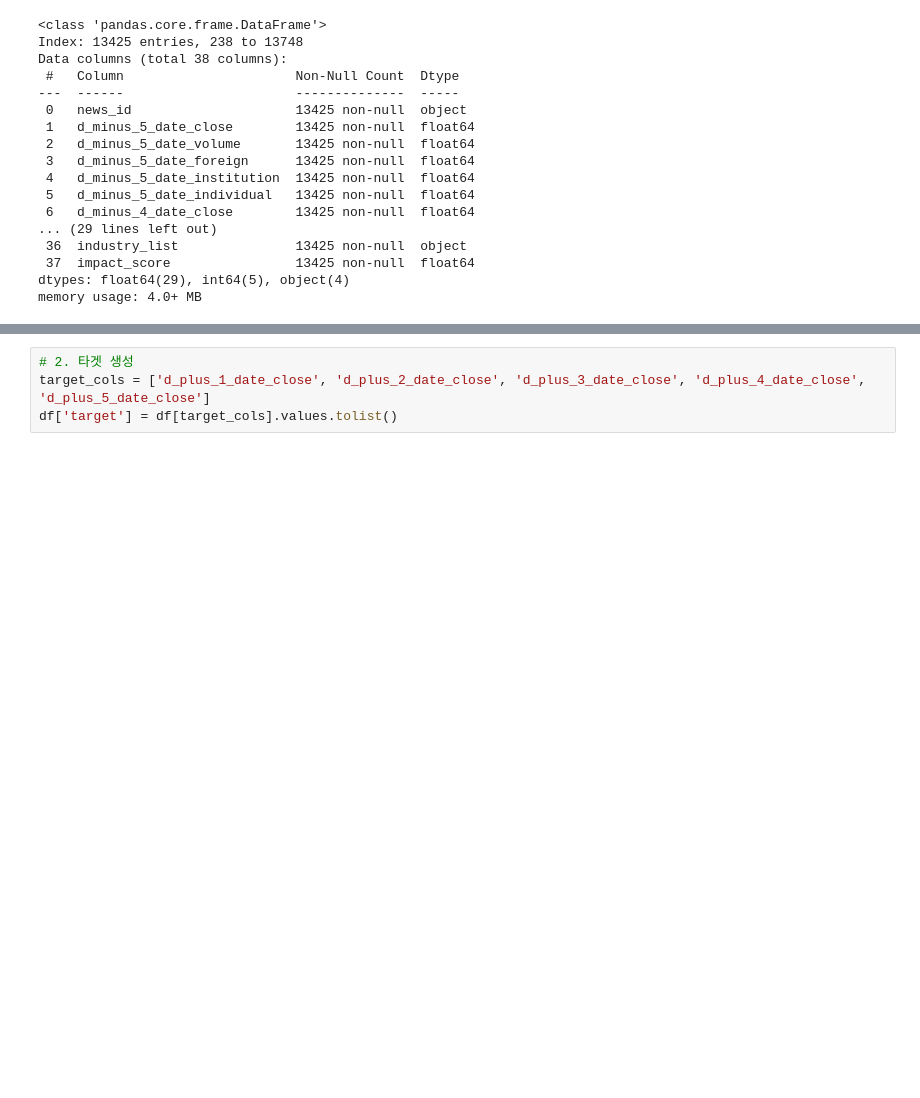
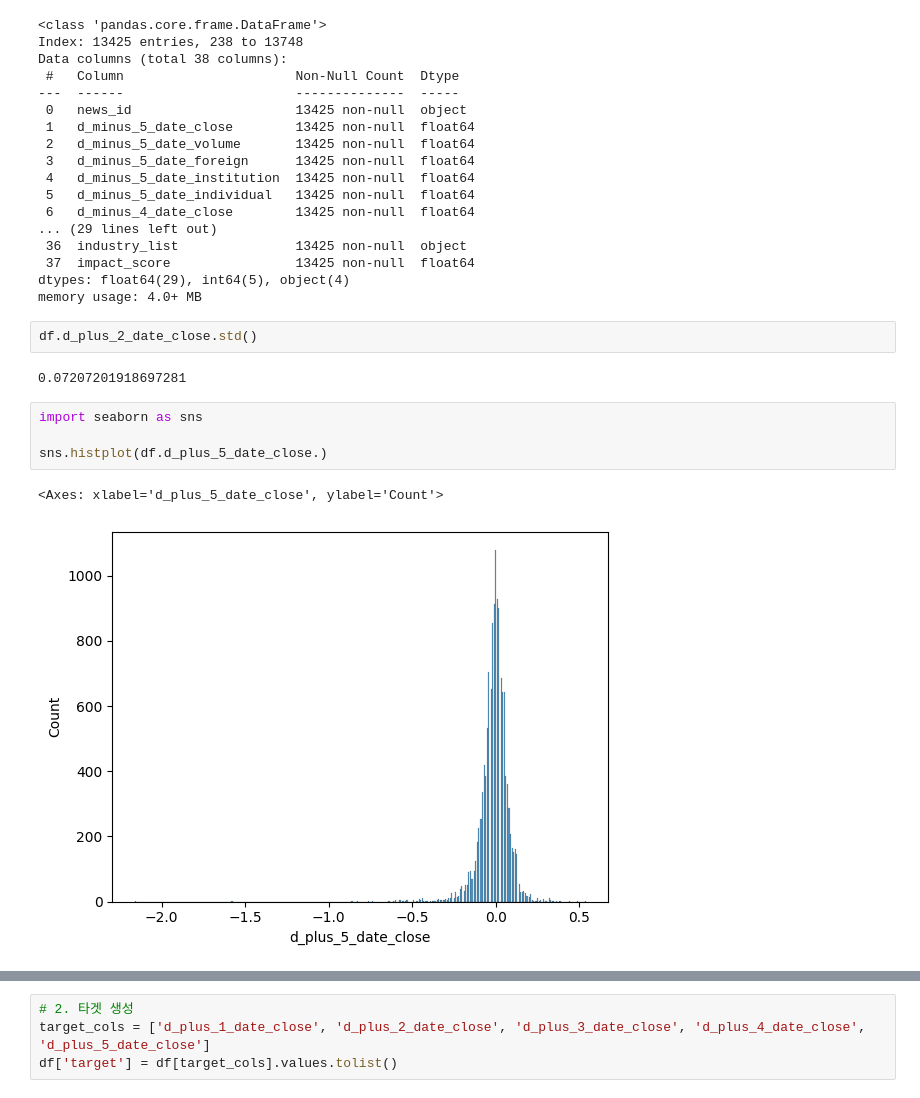
Before and after one commit to choikwangil95/HKToss-MLOps-Project-Final, a Jupyter notebook: eda/hyejin/baseline_IS.ipynb, the cells around one changed output, grey strips where cells are left out. Cells and saved outputs as stored; diff of their text form; blank space fills up the shorter version.

```diff
--- a/eda/hyejin/baseline_IS.ipynb
+++ b/eda/hyejin/baseline_IS.ipynb
@@ -45,3 +43,14 @@ Data columns (total 38 columns):
  37  impact_score                13425 non-null  float64
 dtypes: float64(29), int64(5), object(4)
 memory usage: 4.0+ MB
+# %%
+df.d_plus_2_date_close.std()
+# %% [output]
+0.07207201918697281
+# %%
+import seaborn as sns
+
+sns.histplot(df.d_plus_5_date_close.)
+# %% [output]
+<Axes: xlabel='d_plus_5_date_close', ylabel='Count'>
+[figure, added]
```
Also changed, not shown: parts of 21 cells of this notebook, 6 other files.
